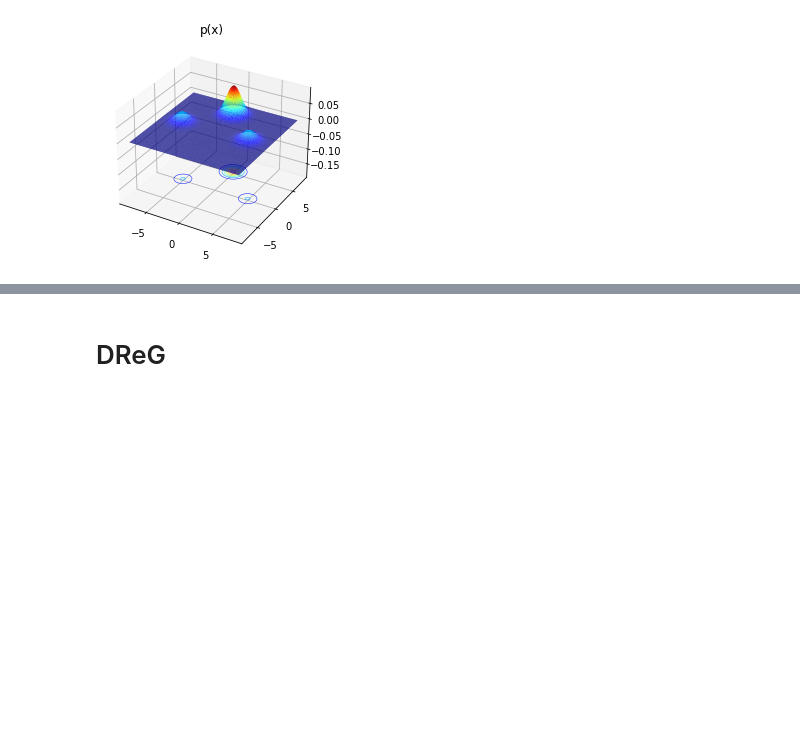
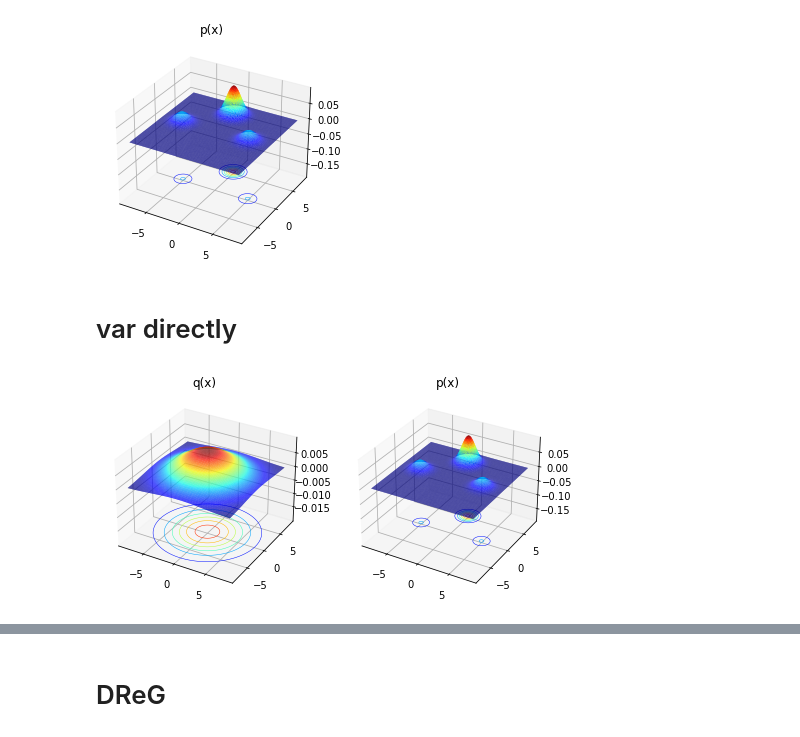
Before and after one commit to lollcat/FAB-2021, a Jupyter notebook: Notebooks/Flow/TriangleMoG.ipynb, the cells around one changed output, grey strips where cells are left out. Drawn from its saved outputs; the diff is of its cells as text; code cells hidden in the pictures; blank space fills up the shorter version.

```diff
--- a/Notebooks/Flow/TriangleMoG.ipynb
+++ b/Notebooks/Flow/TriangleMoG.ipynb
@@ -46,0 +58,12 @@ KPI_n_samples = int(1e4)
+# %% [markdown]
+# var directly
+# %%
+torch.manual_seed(1)
+learnt_sampler = FlowModel(x_dim=dim, n_flow_steps=10, scaling_factor=4.0, flow_type=flow_type)
+tester = LearntDistributionManager(target, learnt_sampler, VanillaImportanceSampling, loss_type="DReG", lr=lr)
+expectation_before, info_before = tester.estimate_expectation(n_samples_estimation, expectation_function)
+# %%
+width = 8
+fig_before_train = plot_distributions(tester, bounds=[[-width, width], [-width, width]])
+# %% [output]
+[figure, added]
```
Also changed, not shown: parts of 34 cells of this notebook, 36 other files.
